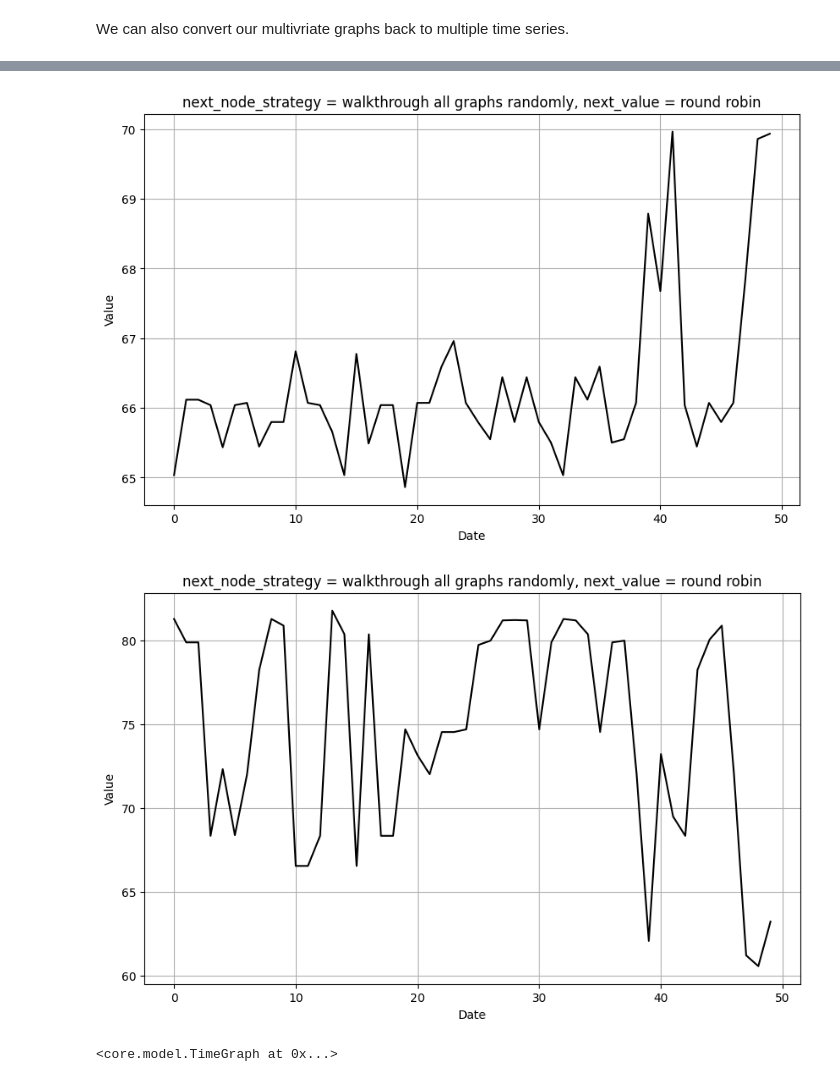
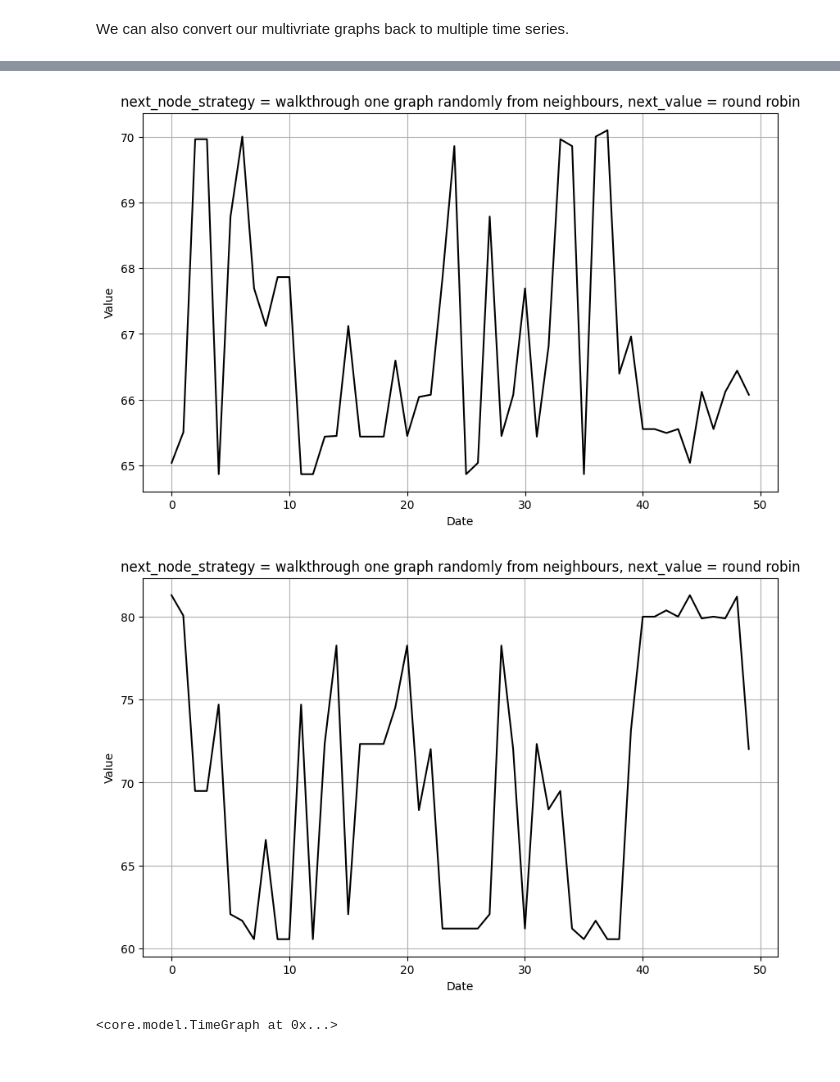
Before and after one commit to zangrcar/ts2g2, a Jupyter notebook: tutorials/demo-ts2g2.ipynb, the cells around one changed output, grey strips where cells are left out. Cells and saved outputs as stored; diff of their text form; code cells hidden in the pictures.

```diff
--- a/tutorials/demo-ts2g2.ipynb
+++ b/tutorials/demo-ts2g2.ipynb
@@ -54,15 +53,15 @@ sample_2 = model.Timeseries(inp.CsvStock(apple_path, "Close").from_csv())\
 # Combining multiple graphs
 We can store and combine multiple of already inpeated objects TimeSeriesToGraph into one object MultivariateTimeSeriesToGraph
 # %%
-sample_3 = model.Timeseries(inp.CsvStock(apple_path, "Close").from_csv())\
-    .with_preprocessing(model.TimeseriesPreprocessingSegmentation(60, 90))\
-    .add(model.Timeseries(inp.CsvStock(apple_path, "Close").from_csv())\
-        .with_preprocessing(model.TimeseriesPreprocessingSegmentation(90, 120)))\
-    .add(model.Timeseries(inp.CsvStock(apple_path, "Close").from_csv())\
-        .with_preprocessing(model.TimeseriesPreprocessingSegmentation(150, 180)))\
-    .to_graph(tgs.BuildTimeseriesToGraphNaturalVisibilityStrategy().with_limit(1).get_strategy())\
-    .link(mgl.LinkGraphs().time_cooccurrence())\
-    .link(gls.LinkNodesWithinGraph().by_value(gls.StrategyLinkingGraphByValueWithinRange(0.5)))\
+timegraph_3 = Timeseries(CsvFile(apple_path, "Close").from_csv())\
+    .with_preprocessing(TimeseriesPreprocessingSegmentation(60, 90))\
+    .add(Timeseries(CsvFile(apple_path, "Close").from_csv())\
+        .with_preprocessing(TimeseriesPreprocessingSegmentation(90, 120)))\
+    .add(Timeseries(CsvFile(apple_path, "Close").from_csv())\
+        .with_preprocessing(TimeseriesPreprocessingSegmentation(150, 180)))\
+    .to_graph(BuildTimeseriesToGraphNaturalVisibilityStrategy().with_limit(1).get_strategy())\
+    .link(LinkGraphs().time_cooccurrence())\
+    .link(LinkNodesWithinGraph().by_value(StrategyLinkingGraphByValueWithinRange(0.5)))\
     .combine_identical_nodes()\
     .draw("brown")
 # %% [output]
@@ -113,9 +110,9 @@ sample_2.to_sequence(model.ToSequenceVisitorSlidingWindow()\
 # %% [markdown]
 We can also convert our multivriate graphs back to multiple time series.
 # %%
-sample_3.to_sequence(model.ToSequenceVisitor()\
-    .next_node_strategy(tts.StrategySelectNextNodeRandomlyAcrossGraphs().change_graphs_every_x_steps(2))\
-    .next_value_strategy(tts.StrategyNextValueInNodeRoundRobin().skip_every_x_steps(1))\
+timegraph_3.to_sequence(ToSequenceVisitor()\
+    .next_node_strategy(StrategySelectNextNodeRandomlyFromNeighboursFromFirstGraph().change_graphs_every_x_steps(2))\
+    .next_value_strategy(StrategyNextValueInNodeRoundRobin().skip_every_x_steps(1))\
     .ts_length(50))\
     .draw_sequence()
 # %% [output]
@@ -123,4 +120,4 @@ sample_3.to_sequence(model.ToSequenceVisitor()\
-[figure, old version]
+[figure, new version]
-[figure, old version]
+[figure, new version]
 <core.model.TimeGraph at 0x...>
 # %%
```
Also changed, not shown: parts of 9 cells of this notebook, 10 other files.
